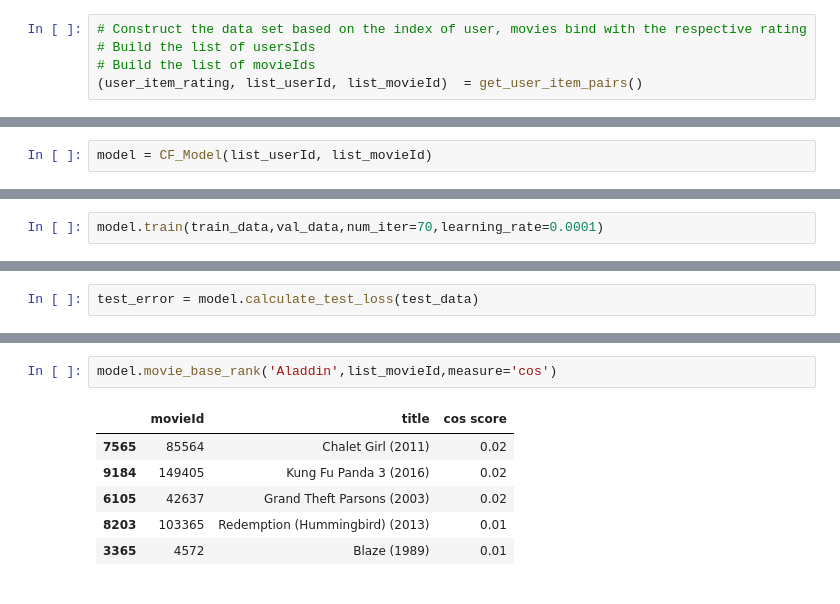
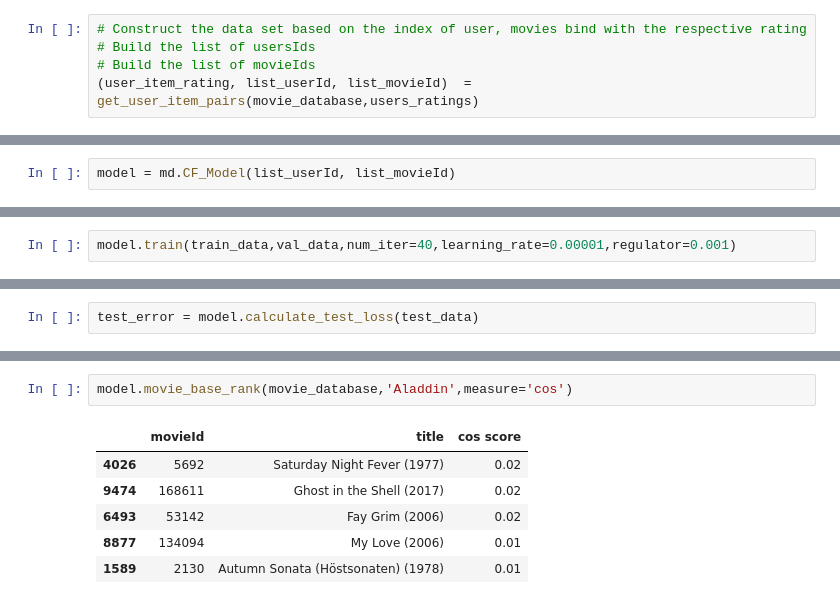
Before and after one commit to ljibajap/ECE196_ML, a Jupyter notebook: main.ipynb, the cells around one changed output, grey strips where cells are left out. Drawn from its saved outputs; the diff is of its cells as text.

```diff
--- a/main.ipynb
+++ b/main.ipynb
@@ -144,7 +63,7 @@ def data_split(data,val_fraction=0.25,test_fraction=0.1):
 # Construct the data set based on the index of user, movies bind with the respective rating
 # Build the list of usersIds
 # Build the list of movieIds
-(user_item_rating, list_userId, list_movieId)  = get_user_item_pairs()
+(user_item_rating, list_userId, list_movieId)  = get_user_item_pairs(movie_database,users_ratings)
 # %%
 # Split the data in train, validation and test set
 # Get the 10% for test set
@@ -316,3 +101,3 @@ class CF_Model(object):
 # %%
-model = CF_Model(list_userId, list_movieId)
+model = md.CF_Model(list_userId, list_movieId)
 # %%
@@ -320,3 +105,3 @@ model.build_model(num_features=5)
 # %%
-model.train(train_data,val_data,num_iter=70,learning_rate=0.0001)
+model.train(train_data,val_data,num_iter=40,learning_rate=0.00001,regulator=0.001)
 # %% [output]
@@ -383,9 +176,9 @@ model.movie_base_rank('Aladdin',list_movieId,measure='dot')
 # %%
-model.movie_base_rank('Aladdin',list_movieId,measure='cos')
+model.movie_base_rank(movie_database,'Aladdin',measure='cos')
 # %% [output]
 |  | movieId | title | cos score |
-| 7565 | 85564 | Chalet Girl (2011) | 0.02 |
-| 9184 | 149405 | Kung Fu Panda 3 (2016) | 0.02 |
-| 6105 | 42637 | Grand Theft Parsons (2003) | 0.02 |
-| 8203 | 103365 | Redemption (Hummingbird) (2013) | 0.01 |
-| 3365 | 4572 | Blaze (1989) | 0.01 |
+| 4026 | 5692 | Saturday Night Fever (1977) | 0.02 |
+| 9474 | 168611 | Ghost in the Shell (2017) | 0.02 |
+| 6493 | 53142 | Fay Grim (2006) | 0.02 |
+| 8877 | 134094 | My Love (2006) | 0.01 |
+| 1589 | 2130 | Autumn Sonata (Höstsonaten) (1978) | 0.01 |
```
Also changed, not shown: parts of 17 cells of this notebook, 3 other files.
